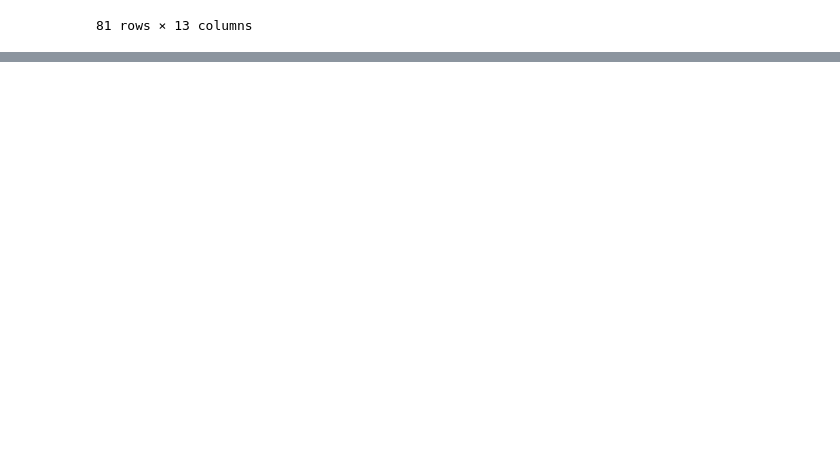
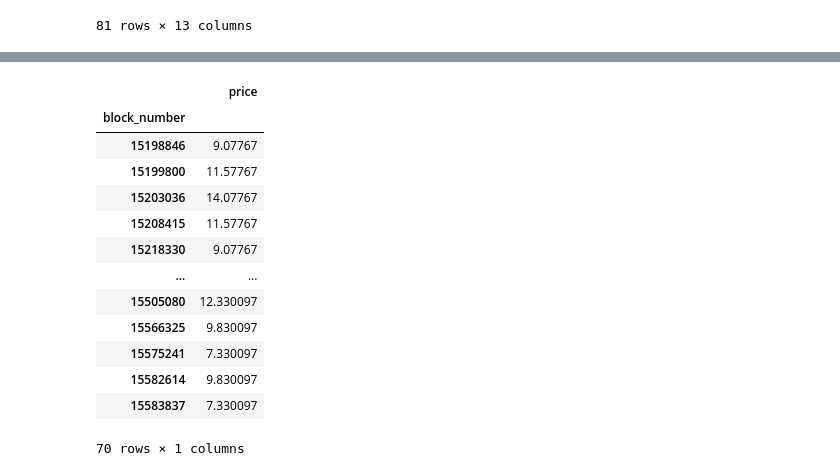
Before and after one commit to fmrmf/sudo-ape, a Jupyter notebook: notebook/sudo-ape.ipynb, the cells around one changed output, grey strips where cells are left out. Cells and saved outputs as stored; diff of their text form; code cells hidden in the pictures; blank space fills up the shorter version.

```diff
--- a/notebook/sudo-ape.ipynb
+++ b/notebook/sudo-ape.ipynb
@@ -344,0 +360,17 @@ Wall time: 6min 27s
+# %%
+query_prices_filtered
+# %% [output]
+|  | price |
+| block_number |  |
+| 15198846 | 9.07767 |
+| 15199800 | 11.57767 |
+| 15203036 | 14.07767 |
+| 15208415 | 11.57767 |
+| 15218330 | 9.07767 |
+| ... | ... |
+| 15505080 | 12.330097 |
+| 15566325 | 9.830097 |
+| 15575241 | 7.330097 |
+| 15582614 | 9.830097 |
+| 15583837 | 7.330097 |
+70 rows × 1 columns
```
Also changed, not shown: parts of 13 cells of this notebook.
